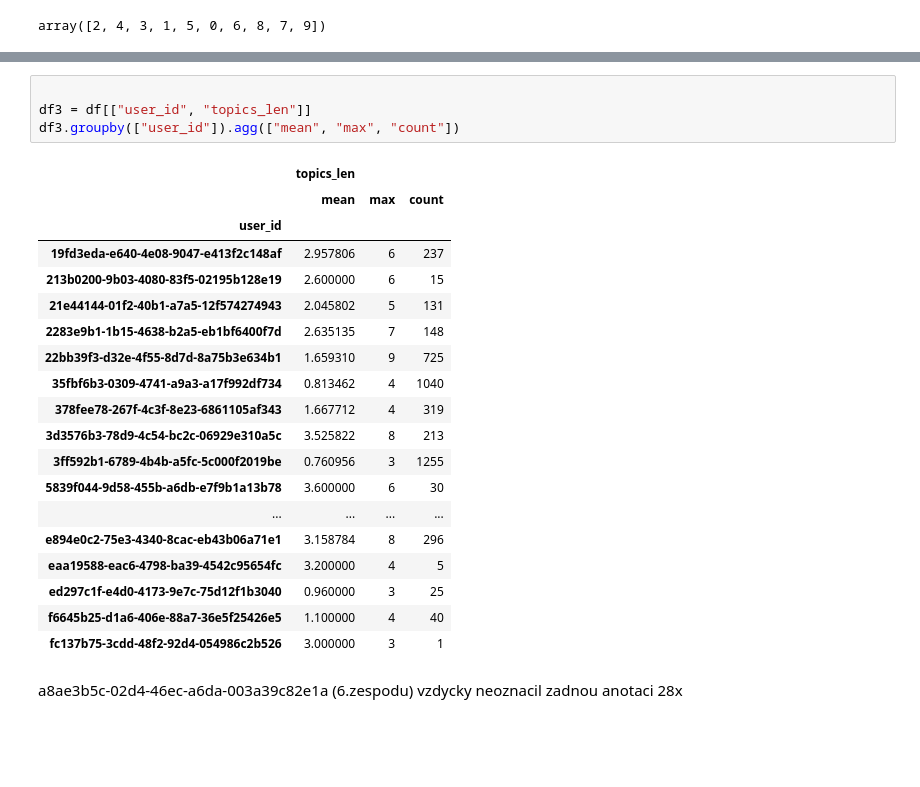
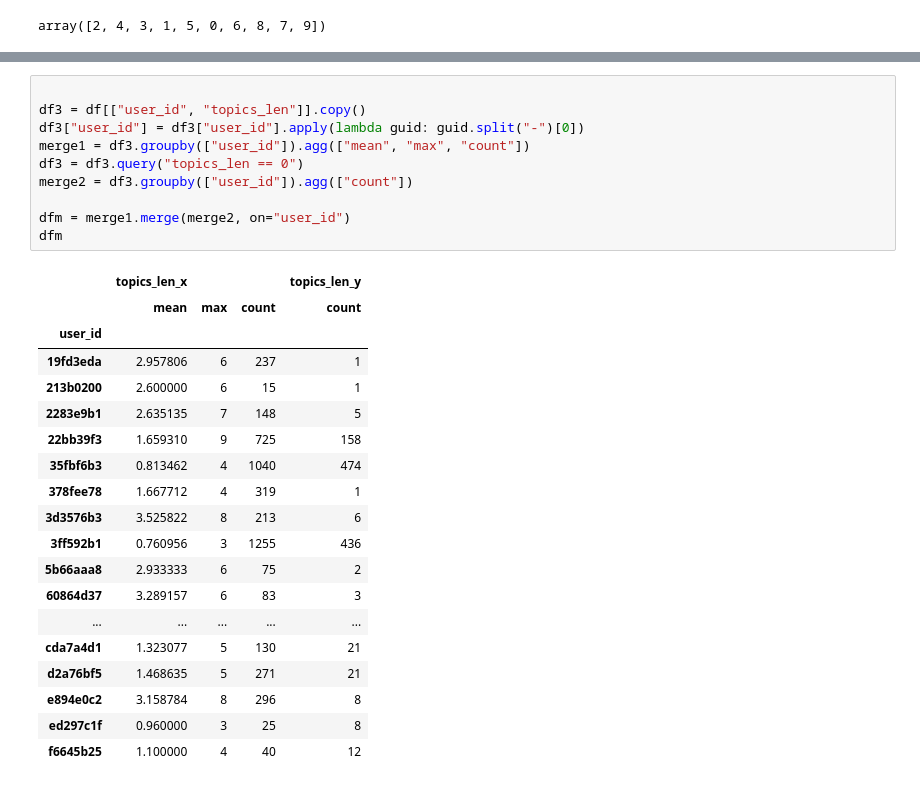
Before and after one commit to Ajchler/knn-fit, a Jupyter notebook: simple-stats.ipynb, the cells around one changed output, grey strips where cells are left out. Saved outputs shown, nothing was run; the diff lists cells and outputs as text; blank space fills up the shorter version.

```diff
--- a/simple-stats.ipynb
+++ b/simple-stats.ipynb
@@ -164,26 +167,30 @@ df2.groupby(["user_id"]).count()
 # %%
 
-df3 = df[["user_id", "topics_len"]]
-df3.groupby(["user_id"]).agg(["mean", "max", "count"])
+df3 = df[["user_id", "topics_len"]].copy()
+df3["user_id"] = df3["user_id"].apply(lambda guid: guid.split("-")[0])
+merge1 = df3.groupby(["user_id"]).agg(["mean", "max", "count"])
+df3 = df3.query("topics_len == 0")
+merge2 = df3.groupby(["user_id"]).agg(["count"])
+
+dfm = merge1.merge(merge2, on="user_id")
+dfm
 # %% [output]
-|  | topics_len |  |  |
-|  | mean | max | count |
-| user_id |  |  |  |
-| 19fd3eda-e640-4e08-9047-e413f2c148af | 2.957806 | 6 | 237 |
-| 213b0200-9b03-4080-83f5-02195b128e19 | 2.600000 | 6 | 15 |
-| 21e44144-01f2-40b1-a7a5-12f574274943 | 2.045802 | 5 | 131 |
-| 2283e9b1-1b15-4638-b2a5-eb1bf6400f7d | 2.635135 | 7 | 148 |
-| 22bb39f3-d32e-4f55-8d7d-8a75b3e634b1 | 1.659310 | 9 | 725 |
-| 35fbf6b3-0309-4741-a9a3-a17f992df734 | 0.813462 | 4 | 1040 |
-| 378fee78-267f-4c3f-8e23-6861105af343 | 1.667712 | 4 | 319 |
-| 3d3576b3-78d9-4c54-bc2c-06929e310a5c | 3.525822 | 8 | 213 |
-| 3ff592b1-6789-4b4b-a5fc-5c000f2019be | 0.760956 | 3 | 1255 |
-| 5839f044-9d58-455b-a6db-e7f9b1a13b78 | 3.600000 | 6 | 30 |
-| ... | ... | ... | ... |
-| e894e0c2-75e3-4340-8cac-eb43b06a71e1 | 3.158784 | 8 | 296 |
-| eaa19588-eac6-4798-ba39-4542c95654fc | 3.200000 | 4 | 5 |
-| ed297c1f-e4d0-4173-9e7c-75d12f1b3040 | 0.960000 | 3 | 25 |
-| f6645b25-d1a6-406e-88a7-36e5f25426e5 | 1.100000 | 4 | 40 |
-| fc137b75-3cdd-48f2-92d4-054986c2b526 | 3.000000 | 3 | 1 |
+|  | topics_len_x |  |  | topics_len_y |
+|  | mean | max | count | count |
+| user_id |  |  |  |  |
+| 19fd3eda | 2.957806 | 6 | 237 | 1 |
+| 213b0200 | 2.600000 | 6 | 15 | 1 |
+| 2283e9b1 | 2.635135 | 7 | 148 | 5 |
+| 22bb39f3 | 1.659310 | 9 | 725 | 158 |
+| 35fbf6b3 | 0.813462 | 4 | 1040 | 474 |
+| 378fee78 | 1.667712 | 4 | 319 | 1 |
+| 3d3576b3 | 3.525822 | 8 | 213 | 6 |
+| 3ff592b1 | 0.760956 | 3 | 1255 | 436 |
+| 5b66aaa8 | 2.933333 | 6 | 75 | 2 |
+| 60864d37 | 3.289157 | 6 | 83 | 3 |
+| ... | ... | ... | ... | ... |
+| cda7a4d1 | 1.323077 | 5 | 130 | 21 |
+| d2a76bf5 | 1.468635 | 5 | 271 | 21 |
+| e894e0c2 | 3.158784 | 8 | 296 | 8 |
+| ed297c1f | 0.960000 | 3 | 25 | 8 |
+| f6645b25 | 1.100000 | 4 | 40 | 12 |
-# %% [markdown]
-a8ae3b5c-02d4-46ec-a6da-003a39c82e1a (6.zespodu) vzdycky neoznacil zadnou anotaci 28x
```
Also changed, not shown: parts of 6 cells of this notebook.
